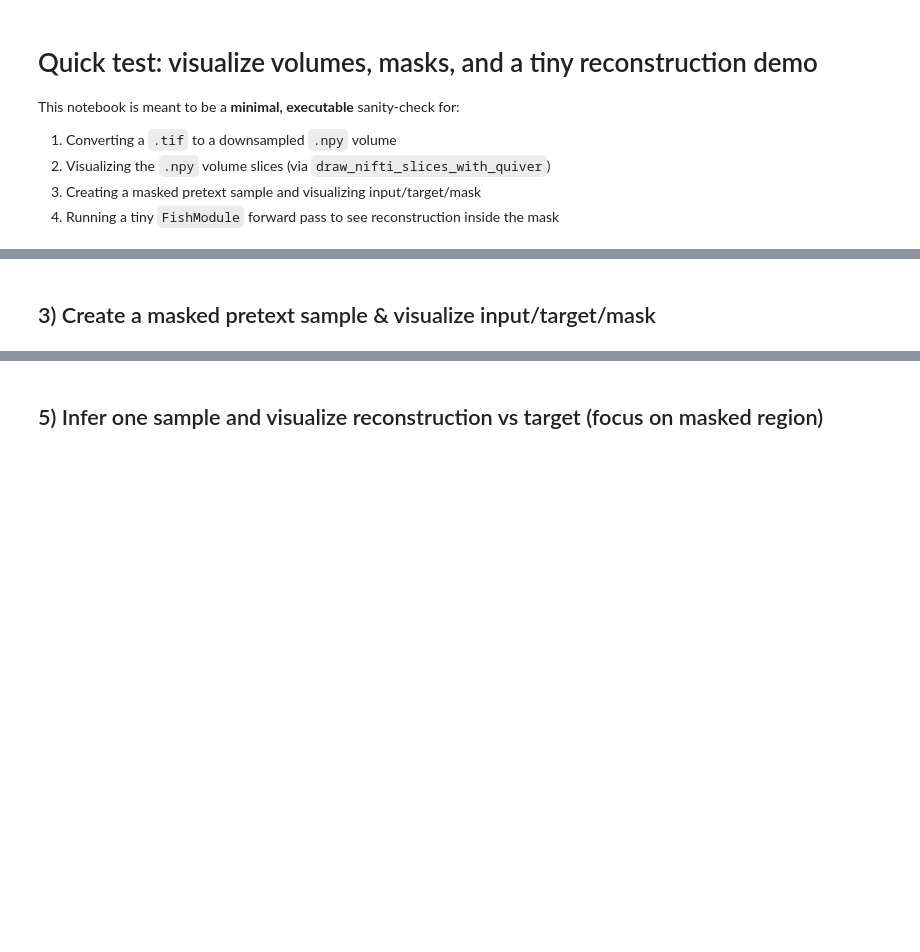
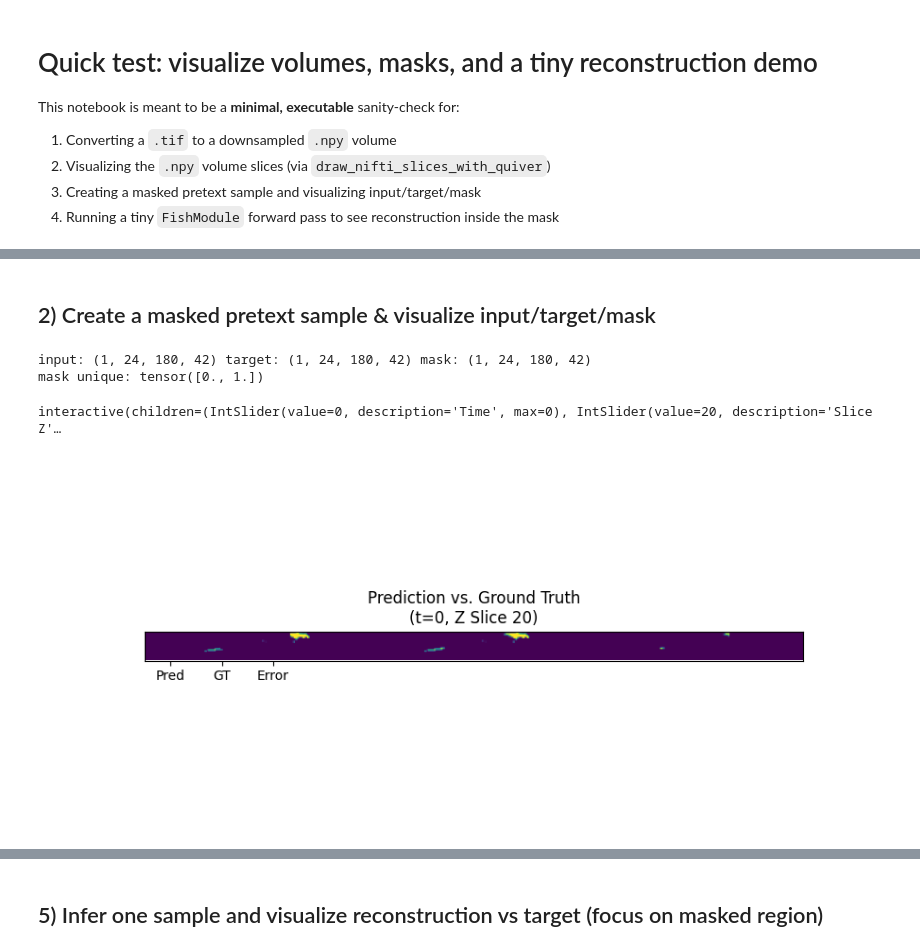
Before and after one commit to Winfred666/zebrafish_represent, a Jupyter notebook: quick_test.ipynb, the cells around one changed output, grey strips where cells are left out. Cells and saved outputs as stored; diff of their text form; code cells hidden in the pictures; blank space fills up the shorter version.

```diff
--- a/quick_test.ipynb
+++ b/quick_test.ipynb
@@ -85,26 +109,31 @@ _ = draw_nifti_slices_with_quiver(
 # %% [markdown]
-## 3) Create a masked pretext sample & visualize input/target/mask
+## 2) Create a masked pretext sample & visualize input/target/mask
 # %%
+# experimental: try other way to mask data.
+
 sample = create_masked_sample(
-    vol3d,
+    raw,
     mask_type=mask_type,
     mask_ratio=mask_ratio,
     block_size_range=(8, 32),
-    patch_size=16,
+    patch_size=2,
  )
 
 inp = sample["input"]  # (C,D,H,W)
 tgt = sample["target"] # (C,D,H,W)
 msk = sample["mask"]   # (1,D,H,W)
 
 print("input:", tuple(inp.shape), "target:", tuple(tgt.shape), "mask:", tuple(msk.shape))
 print("mask unique:", torch.unique(msk))
 
 # Visualize: use channel 0
 inp3d = inp[0]
 tgt3d = tgt[0]
-msk3d = msk[0]
-
-draw_nifti_slices_with_quiver(tgt3d, mask=None, slice_along_axis="z", stride=2, title="target", cmap="gray")
-draw_nifti_slices_with_quiver(inp3d, mask=None, slice_along_axis="z", stride=2, title="input (masked)", cmap="gray")
-draw_nifti_slices_with_quiver(msk3d, mask=None, slice_along_axis="z", stride=2, title="mask (1=masked)", cmap="viridis")
+msk3d = msk[0] # mask 0 means hidden area.
+draw_nifti_slices_with_gt(inp3d.unsqueeze(-1), tgt3d.unsqueeze(-1),
+                          slice_along_axis="z")
+# %% [output]
+input: (1, 24, 180, 42) target: (1, 24, 180, 42) mask: (1, 24, 180, 42)
+mask unique: tensor([0., 1.])
+interactive(children=(IntSlider(value=0, description='Time', max=0), IntSlider(value=20, description='Slice Z'…
+[figure, added]
```
Also changed, not shown: parts of 13 cells of this notebook, 13 other files.
